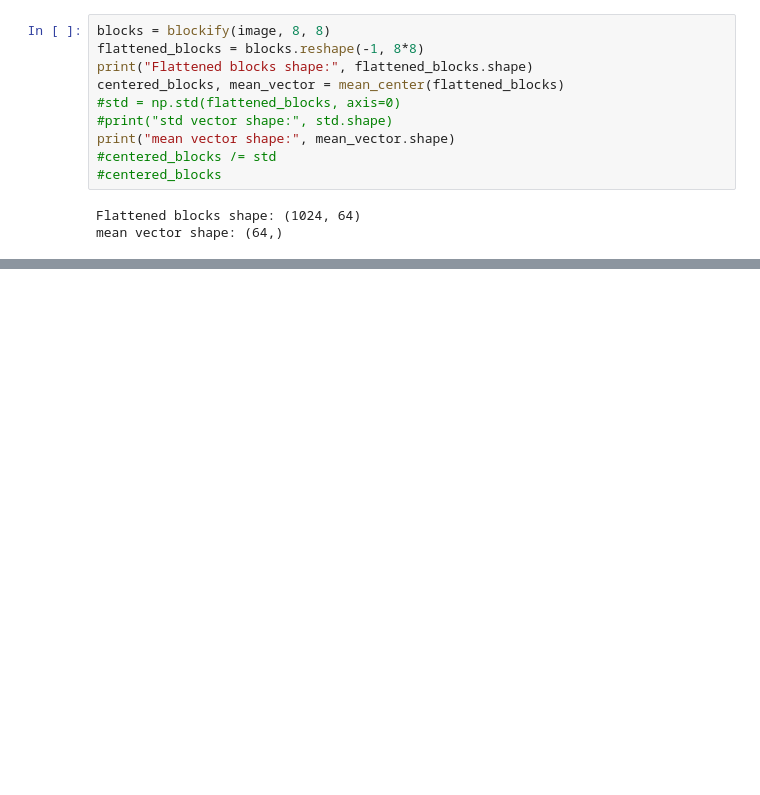
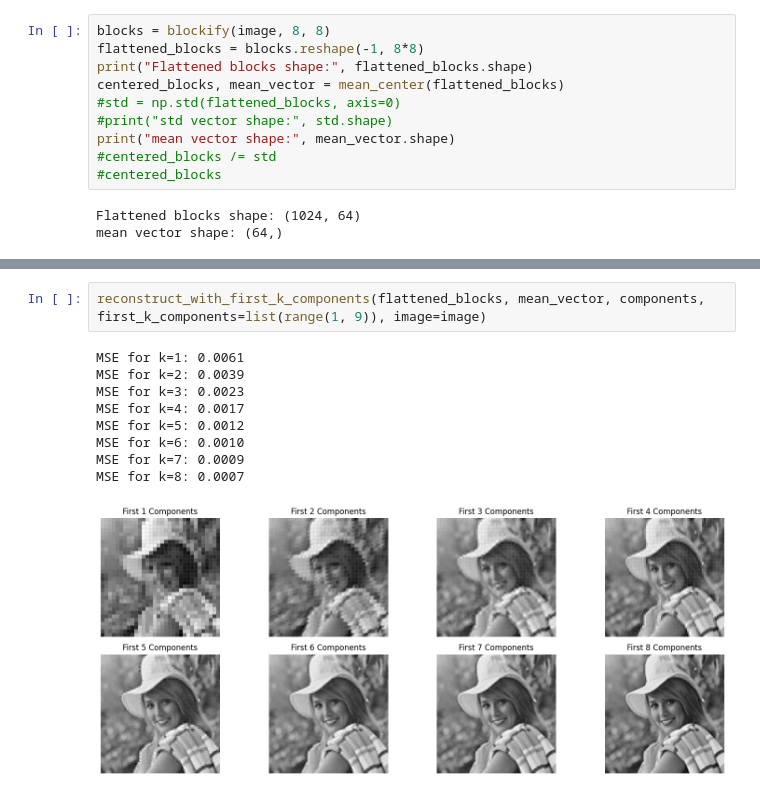
Before and after one commit to tomasbelak24/fmfiuk-ann-pca-project, a Jupyter notebook: pca.ipynb, the cells around one changed output, grey strips where cells are left out. Drawn from its saved outputs; the diff is of its cells as text; blank space fills up the shorter version.

```diff
--- a/pca.ipynb
+++ b/pca.ipynb
@@ -123 +115,13 @@ MSE: 0.00031081263474104634
+# %%
+reconstruct_with_first_k_components(flattened_blocks, mean_vector, components, first_k_components=list(range(1, 9)), image=image)
+# %% [output]
+MSE for k=1: 0.0061
+MSE for k=2: 0.0039
+MSE for k=3: 0.0023
+MSE for k=4: 0.0017
+MSE for k=5: 0.0012
+MSE for k=6: 0.0010
+MSE for k=7: 0.0009
+MSE for k=8: 0.0007
+[figure, added]
 # %%
```
Also changed, not shown: parts of 5 cells of this notebook, 12 other files.
